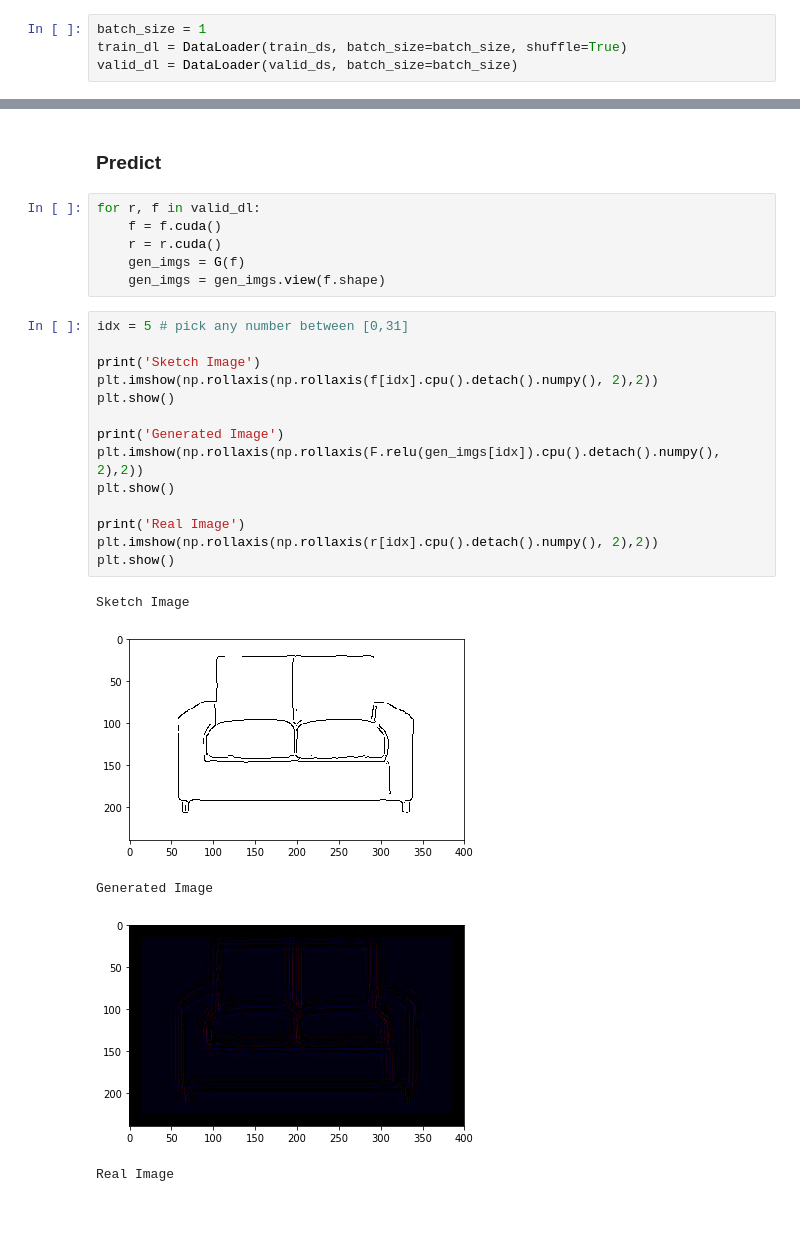
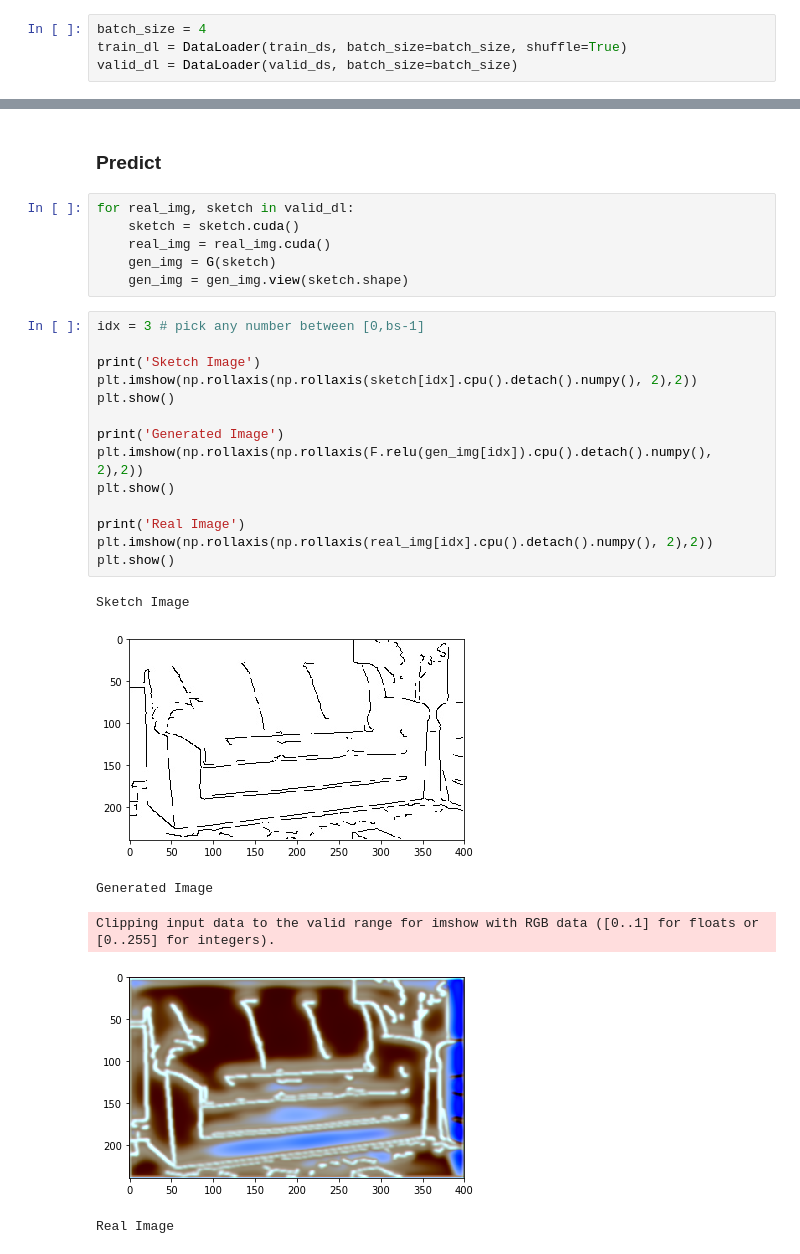
Before and after one commit to nina-hua/DesignGenerator, a Jupyter notebook: SimpleGAN.ipynb, the cells around one changed output, grey strips where cells are left out. Saved outputs shown, nothing was run; the diff lists cells and outputs as text; blank space fills up the shorter version.

```diff
--- a/SimpleGAN.ipynb
+++ b/SimpleGAN.ipynb
@@ -54,7 +54,7 @@ train_ds = Dataset(real_files=[real_files[i] for i in train],
 valid_ds = Dataset(real_files=[real_files[i] for i in valid],
              fake_files=[fake_files[i] for i in valid])
 # %%
-batch_size = 1
+batch_size = 4
 train_dl = DataLoader(train_ds, batch_size=batch_size, shuffle=True)
 valid_dl = DataLoader(valid_ds, batch_size=batch_size)
 # %% [markdown]
@@ -285,28 +259,29 @@ Training Loss: 0.8634694218635559
 # %% [markdown]
 ### Predict
-# %%
-for r, f in valid_dl:
-    f = f.cuda()
-    r = r.cuda()
-    gen_imgs = G(f)
-    gen_imgs = gen_imgs.view(f.shape)
+# %%
+for real_img, sketch in valid_dl:
+    sketch = sketch.cuda()
+    real_img = real_img.cuda()
+    gen_img = G(sketch)
+    gen_img = gen_img.view(sketch.shape)
 # %%
-idx = 5 # pick any number between [0,31]
+idx = 3 # pick any number between [0,bs-1]
 
 print('Sketch Image')
-plt.imshow(np.rollaxis(np.rollaxis(f[idx].cpu().detach().numpy(), 2),2))
+plt.imshow(np.rollaxis(np.rollaxis(sketch[idx].cpu().detach().numpy(), 2),2))
 plt.show()
 
 print('Generated Image')
-plt.imshow(np.rollaxis(np.rollaxis(F.relu(gen_imgs[idx]).cpu().detach().numpy(), 2),2))
+plt.imshow(np.rollaxis(np.rollaxis(F.relu(gen_img[idx]).cpu().detach().numpy(), 2),2))
 plt.show()
 
 print('Real Image')
-plt.imshow(np.rollaxis(np.rollaxis(r[idx].cpu().detach().numpy(), 2),2))
+plt.imshow(np.rollaxis(np.rollaxis(real_img[idx].cpu().detach().numpy(), 2),2))
 plt.show()
 # %% [output]
 Sketch Image
-[figure, old version]
+[figure, new version]
 Generated Image
+Clipping input data to the valid range for imshow with RGB data ([0..1] for floats or [0..255] for integers).
-[figure, old version]
+[figure, new version]
-Real Image
+Real Image
```
Also changed, not shown: parts of 11 cells of this notebook.
